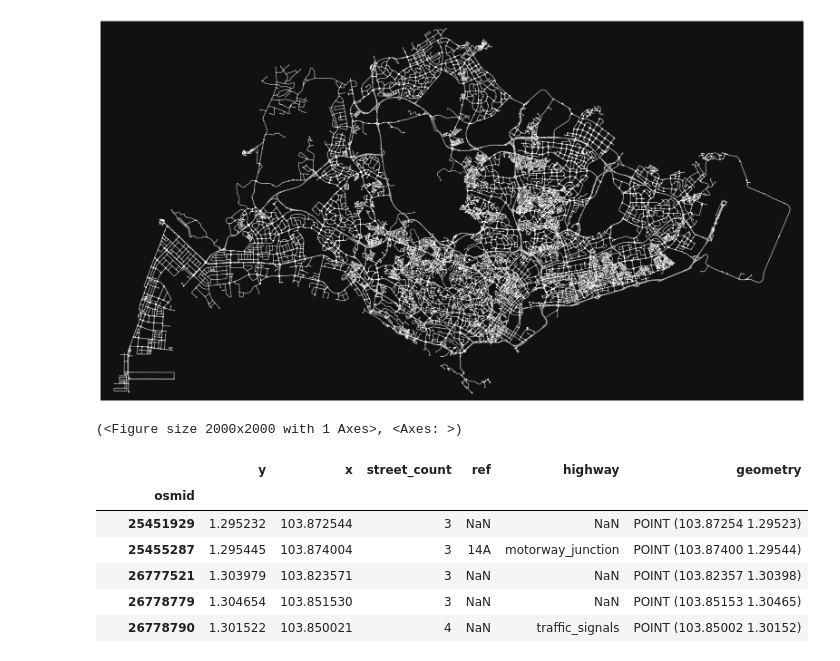
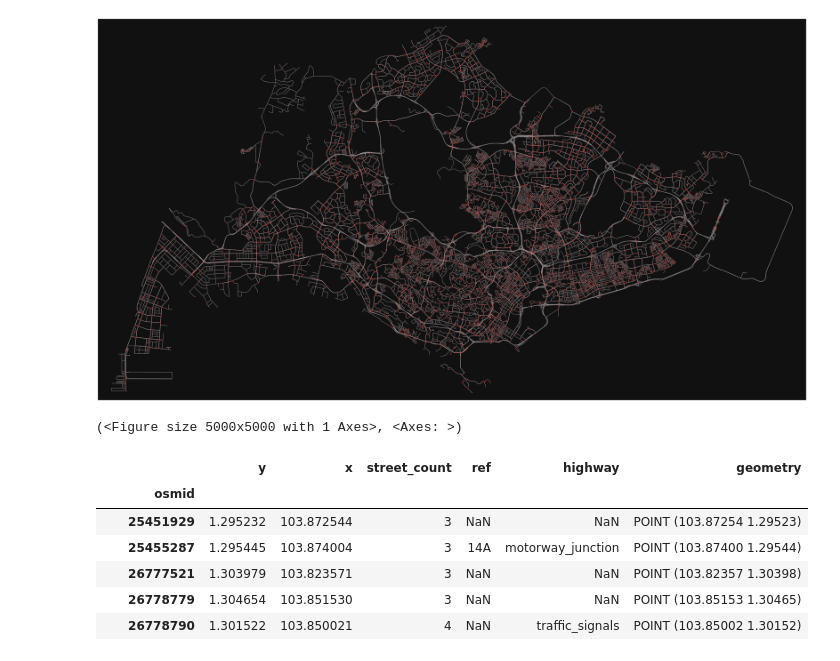
Before and after one commit to UnderGoldSkies/pathfinder_for_doctors_housecall, a Jupyter notebook: pathfinder_testing.ipynb, the cells around one changed output. Drawn from its saved outputs; the diff is of its cells as text; code cells hidden in the pictures.

```diff
--- a/pathfinder_testing.ipynb
+++ b/pathfinder_testing.ipynb
@@ -8,19 +8,18 @@ import webbrowser
 import numpy as np
 from IPython.display import IFrame
 # %%
-G = ox.graph_from_place('Singapore', network_type='drive')
+G = ox.graph_from_place('Singapore', network_type='drive',retain_all=False)
 # impute missing edge speed and add travel times
-G = ox.add_edge_speeds(G)
+G = ox.add_edge_speeds(G,agg=np.mean)
 G = ox.add_edge_travel_times(G)
+G = ox.utils_graph.remove_isolated_nodes(G)
-# %%
-G = ox.distance.add_edge_lengths(G)
-G = ox.add_edge_speeds(G)
-G = ox.add_edge_travel_times(G)
+# %%
+Gs = ox.utils_graph.get_largest_component(G, strongly=True)
 # %%
-ox.plot_graph(G, ax=None, figsize=(20, 20), bgcolor='#111111', node_color='w', node_size=2, node_alpha=None, node_edgecolor='none', node_zorder=1, edge_color='#999999', edge_linewidth=1, edge_alpha=None, show=True, close=False, save=False, filepath=None, dpi=300, bbox=None)
+ox.plot_graph(Gs, ax=None, figsize=(50, 50), bgcolor='#111111', node_color='r', node_size=2, node_alpha=None, node_edgecolor='none', node_zorder=1, edge_color='#999999', edge_linewidth=1, edge_alpha=None, show=True, close=False, save=False, filepath=None,  bbox=None)
 # %% [output]
-[figure, old version]
+[figure, new version]
-(<Figure size 2000x2000 with 1 Axes>, <Axes: >)
+(<Figure size 5000x5000 with 1 Axes>, <Axes: >)
 # %%
 ox.graph_to_gdfs(G, nodes=True, edges=True, node_geometry=True, fill_edge_geometry=True)[0]
 # %% [output]
```
Also changed, not shown: parts of 41 cells of this notebook, 3 other files.
